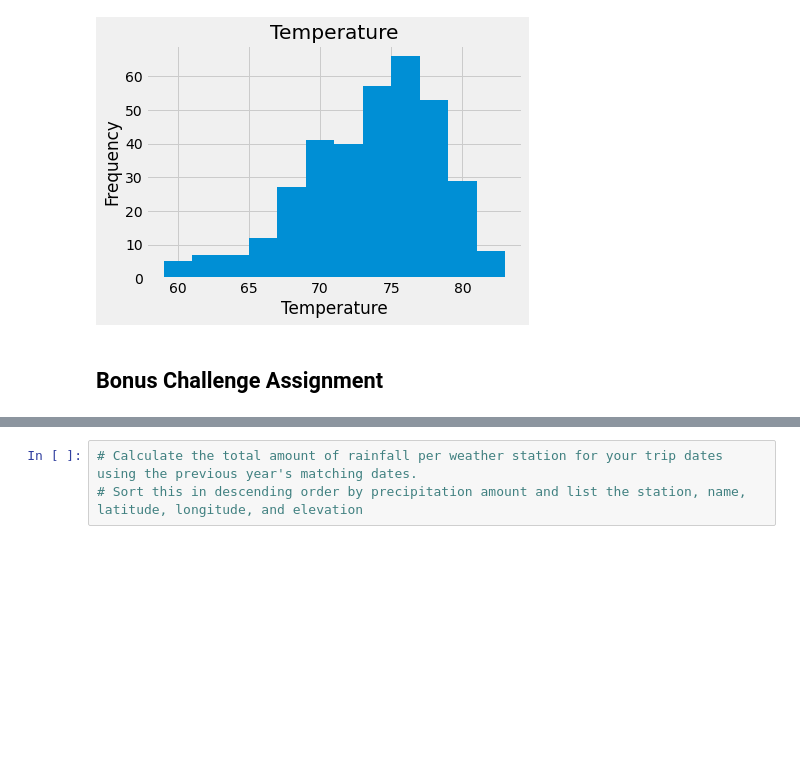
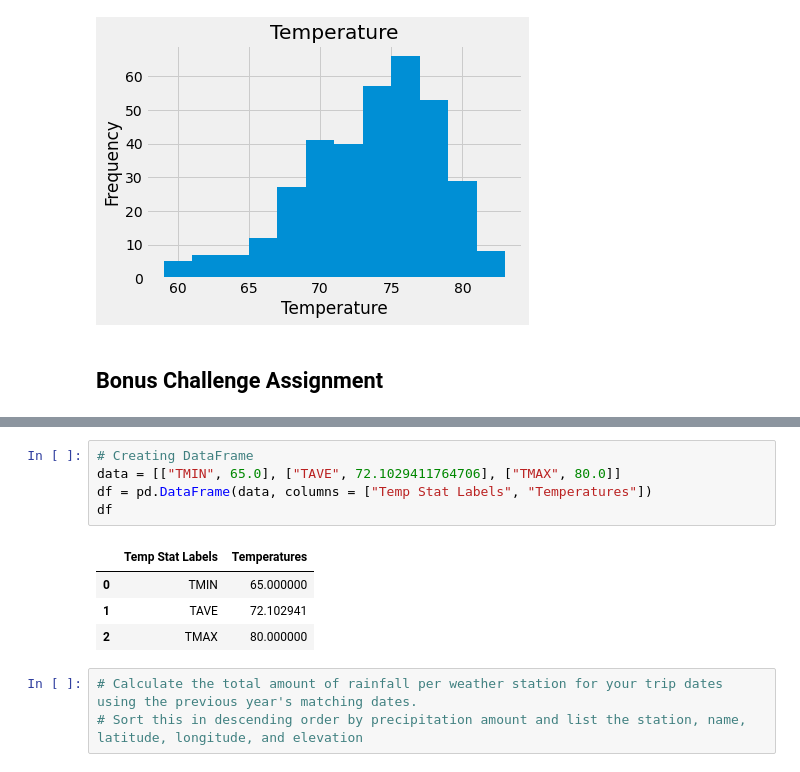
Before and after one commit to Slyssy/sqlalchemy-challenge, a Jupyter notebook: climate.ipynb, the cells around one changed output, grey strips where cells are left out. Drawn from its saved outputs; the diff is of its cells as text; blank space fills up the shorter version.

Commit message:
Started working on the Bonus Questions. I created the first dataframe, but I think it is wrong.

```diff
--- a/climate.ipynb
+++ b/climate.ipynb
@@ -275,3 +271,13 @@ NameError: name 'Measurement' is not defined
+# %%
+# Creating DataFrame
+data = [["TMIN", 65.0], ["TAVE", 72.1029411764706], ["TMAX", 80.0]]
+df = pd.DataFrame(data, columns = ["Temp Stat Labels", "Temperatures"])
+df
+# %% [output]
+|  | Temp Stat Labels | Temperatures |
+| 0 | TMIN | 65.000000 |
+| 1 | TAVE | 72.102941 |
+| 2 | TMAX | 80.000000 |
 # %%
 # Calculate the total amount of rainfall per weather station for your trip dates using the previous year's matching dates.
 # Sort this in descending order by precipitation amount and list the station, name, latitude, longitude, and elevation
```
Also changed, not shown: parts of 19 cells of this notebook.
